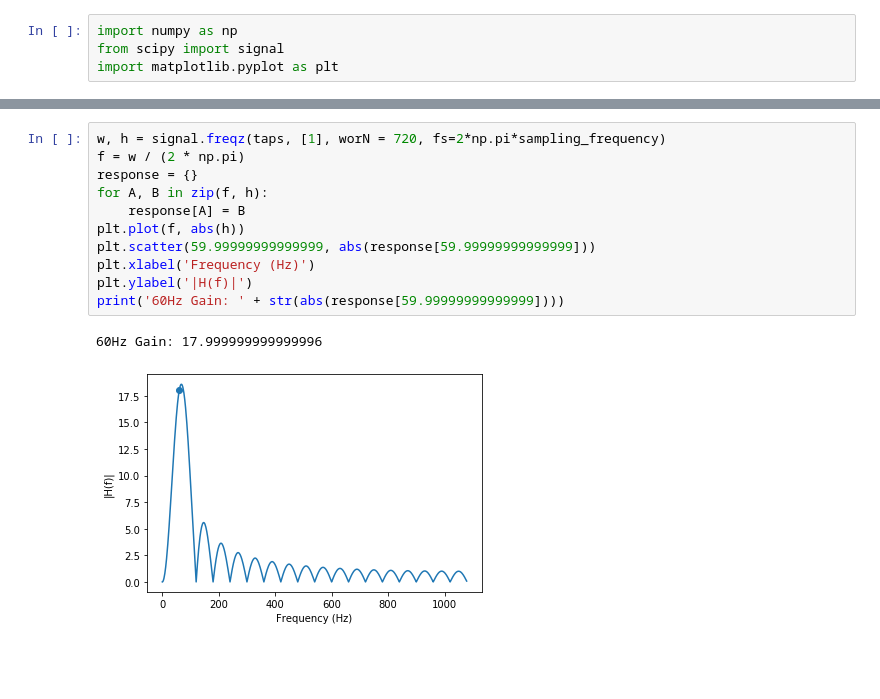
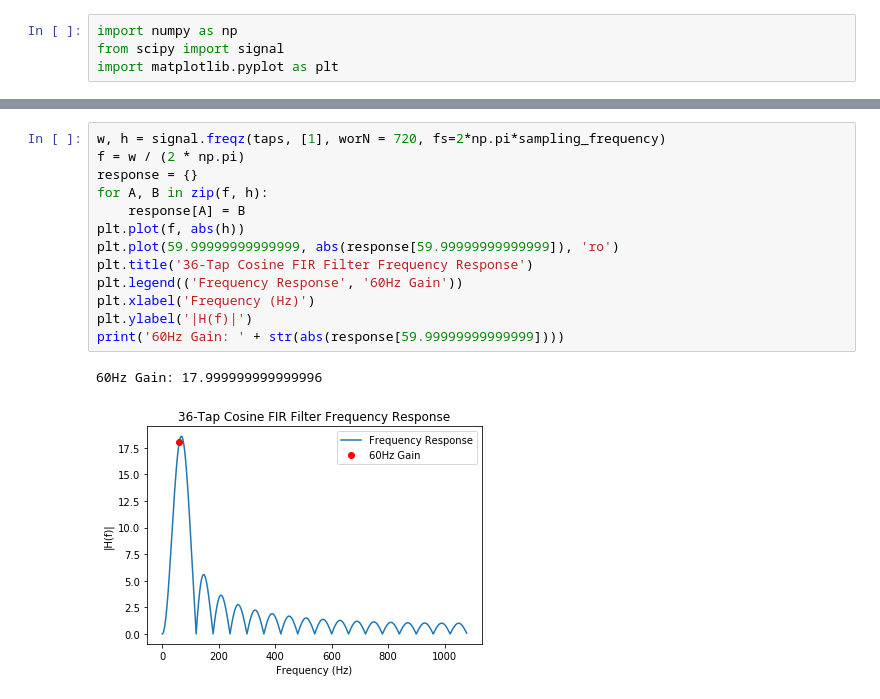
Before and after one commit to coynebp/sel_voltage_monitor, a Jupyter notebook: Filter/Untitled.ipynb, the cells around one changed output, grey strips where cells are left out. Cells and saved outputs as stored; diff of their text form; blank space fills up the shorter version.

```diff
--- a/Filter/Untitled.ipynb
+++ b/Filter/Untitled.ipynb
@@ -20,14 +24,16 @@ Taps:
 # %%
 w, h = signal.freqz(taps, [1], worN = 720, fs=2*np.pi*sampling_frequency)
 f = w / (2 * np.pi)
 response = {}
 for A, B in zip(f, h):
     response[A] = B
 plt.plot(f, abs(h))
-plt.scatter(59.99999999999999, abs(response[59.99999999999999]))
+plt.plot(59.99999999999999, abs(response[59.99999999999999]), 'ro')
+plt.title('36-Tap Cosine FIR Filter Frequency Response')
+plt.legend(('Frequency Response', '60Hz Gain'))
 plt.xlabel('Frequency (Hz)')
 plt.ylabel('|H(f)|')
 print('60Hz Gain: ' + str(abs(response[59.99999999999999])))
 # %% [output]
 60Hz Gain: 17.999999999999996
-[figure, old version]
+[figure, new version]
```
Also changed, not shown: parts of 1 cell of this notebook, 2 other files.
